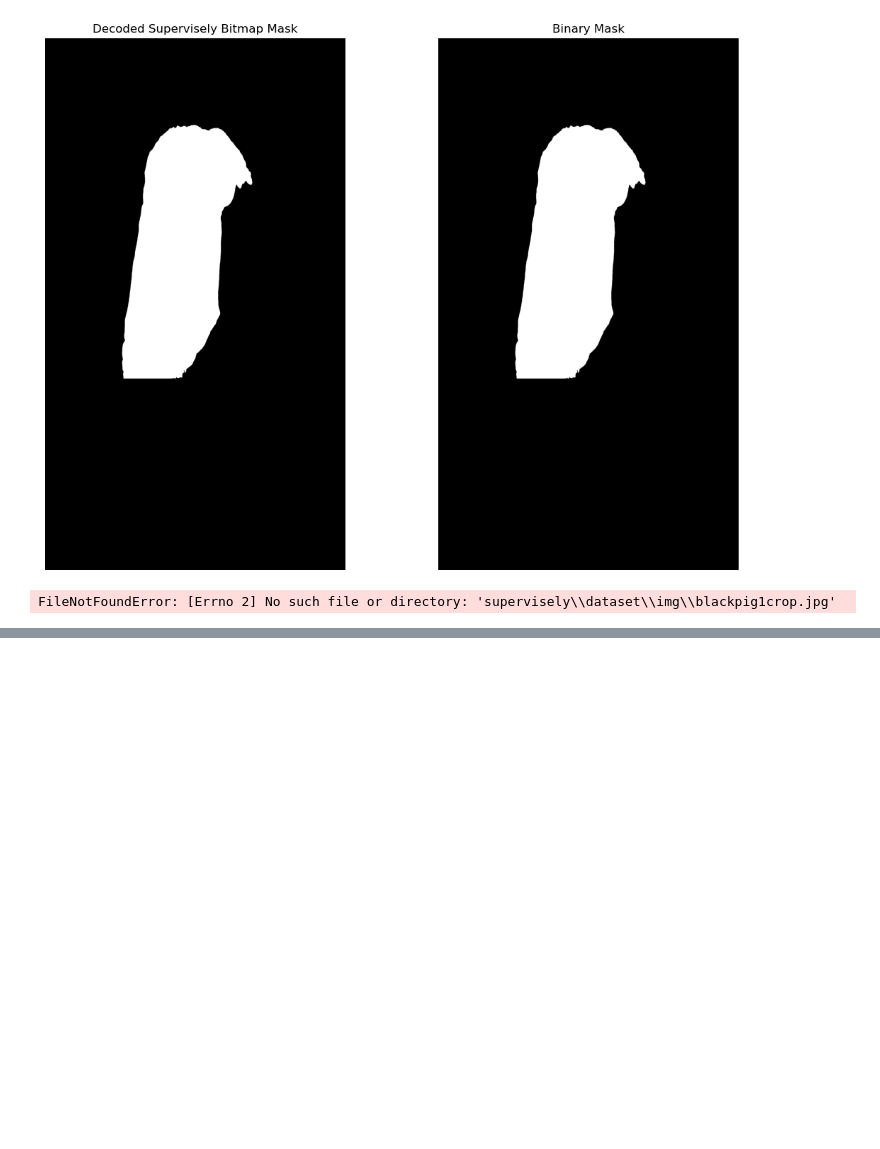
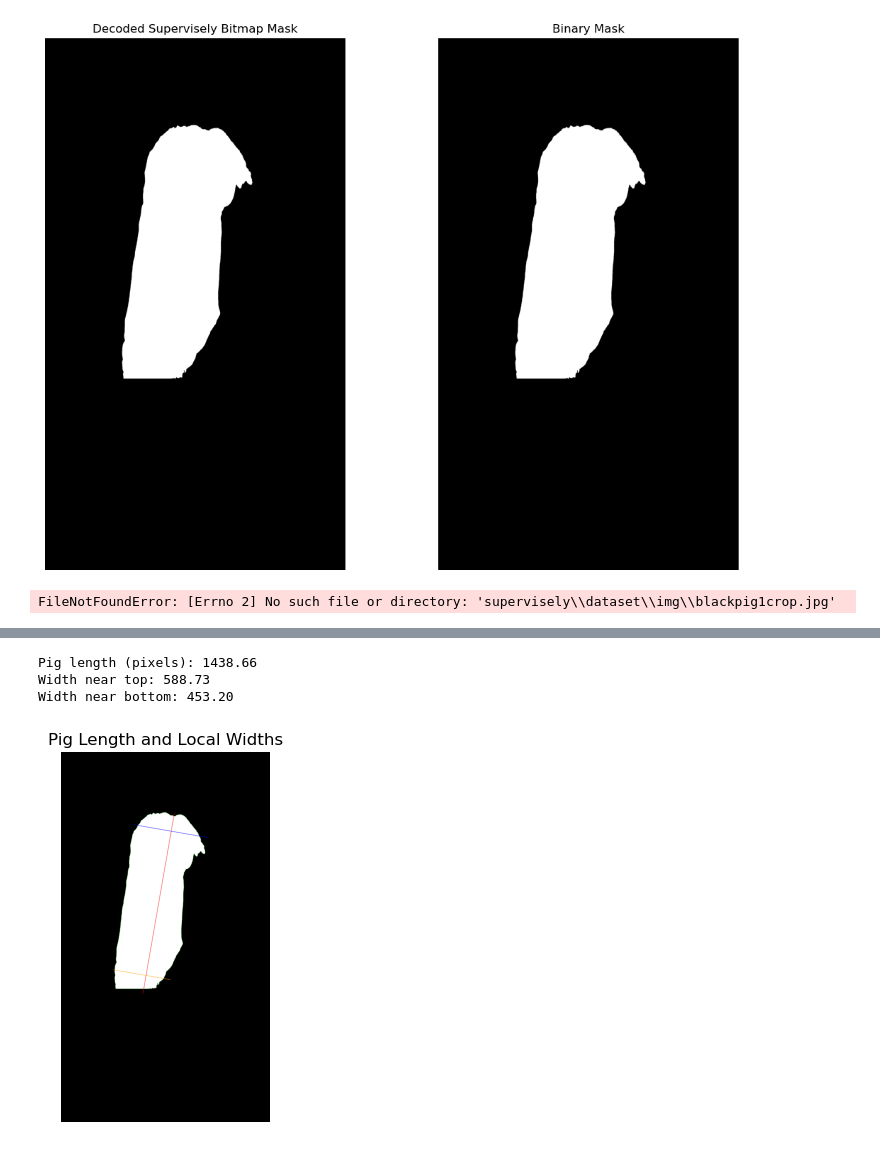
Before and after one commit to PhurichAmorn/URD-2_BlackPigProject, a Jupyter notebook: pig_segmentation/segment/mask_image.ipynb, the cells around one changed output, grey strips where cells are left out. Cells and saved outputs as stored; diff of their text form; code cells hidden in the pictures; blank space fills up the shorter version.

Commit message:
add width

```diff
--- a/pig_segmentation/segment/mask_image.ipynb
+++ b/pig_segmentation/segment/mask_image.ipynb
@@ -280,0 +227,76 @@ Pig length (pixels): 1438.6569
+# %%
+import cv2
+import numpy as np
+import matplotlib.pyplot as plt
+
+# Find largest contour
+contours, _ = cv2.findContours(binary_mask, cv2.RETR_EXTERNAL, cv2.CHAIN_APPROX_SIMPLE)
+pig_contour = max(contours, key=cv2.contourArea)
+points = pig_contour.reshape(-1, 2).astype(np.float32)
+
+# PCA
+mean, eigenvectors = cv2.PCACompute(points, mean=np.array([]))
+center = mean[0]
+axis = eigenvectors[0] / np.linalg.norm(eigenvectors[0])  # main axis
+axis2 = eigenvectors[1] / np.linalg.norm(eigenvectors[1])  # perpendicular axis
+
+# Project points onto main axis to get endpoints
+proj = (points - center) @ axis
+min_proj = proj.min()
+max_proj = proj.max()
+p1 = center + axis * min_proj
+p2 = center + axis * max_proj
+
+# Choose fraction along length for "top" and "bottom" widths
+frac_shift = 0.1
+top_point = p1 + (p2 - p1) * frac_shift
+bottom_point = p2 - (p2 - p1) * frac_shift
+
+def local_width(sample_point, points, axis, axis2, window_frac=0.1):
+    """
+    Compute width along axis2 for points near sample_point along main axis.
+    window_frac: fraction of length axis to include for local width
+    """
+    length = np.linalg.norm(p2 - p1)
+    window = length * window_frac
+
+    # Project points on main axis
+    proj_main = (points - sample_point) @ axis
+    # Select points within window around sample_point
+    local_pts = points[np.abs(proj_main) <= window]
+
+    # Project local points on perpendicular axis
+    proj_perp = (local_pts - sample_point) @ axis2
+    min_p = proj_perp.min()
+    max_p = proj_perp.max()
+    p_start = sample_point + axis2 * min_p
+    p_end   = sample_point + axis2 * max_p
+    width = np.linalg.norm(p_end - p_start)
+    return width, p_start, p_end
+
+# Compute widths
+width_top, top_a, top_b = local_width(top_point, points, axis, axis2, 0.1)
+width_bottom, bot_a, bot_b = local_width(bottom_point, points, axis, axis2, 0.1)
+
+# Length
+length = np.linalg.norm(p2 - p1)
+print(f"Pig length (pixels): {length:.2f}")
+print(f"Width near top: {width_top:.2f}")
+print(f"Width near bottom: {width_bottom:.2f}")
+
+# Draw
+mask_rgb = cv2.cvtColor(binary_mask*255, cv2.COLOR_GRAY2BGR)
+cv2.drawContours(mask_rgb, [pig_contour], -1, (0,255,0), 1)
+cv2.line(mask_rgb, tuple(p1.astype(int)), tuple(p2.astype(int)), (0,0,255), 2)       # length
+cv2.line(mask_rgb, tuple(top_a.astype(int)), tuple(top_b.astype(int)), (255,0,0), 2)  # top width
+cv2.line(mask_rgb, tuple(bot_a.astype(int)), tuple(bot_b.astype(int)), (0,165,255), 2)  # bottom width
+
+plt.imshow(cv2.cvtColor(mask_rgb, cv2.COLOR_BGR2RGB))
+plt.title("Pig Length and Local Widths")
+plt.axis("off")
+plt.show()
+# %% [output]
+Pig length (pixels): 1438.66
+Width near top: 588.73
+Width near bottom: 453.20
+[figure, added]
```
Also changed, not shown: parts of 1 cell of this notebook.
